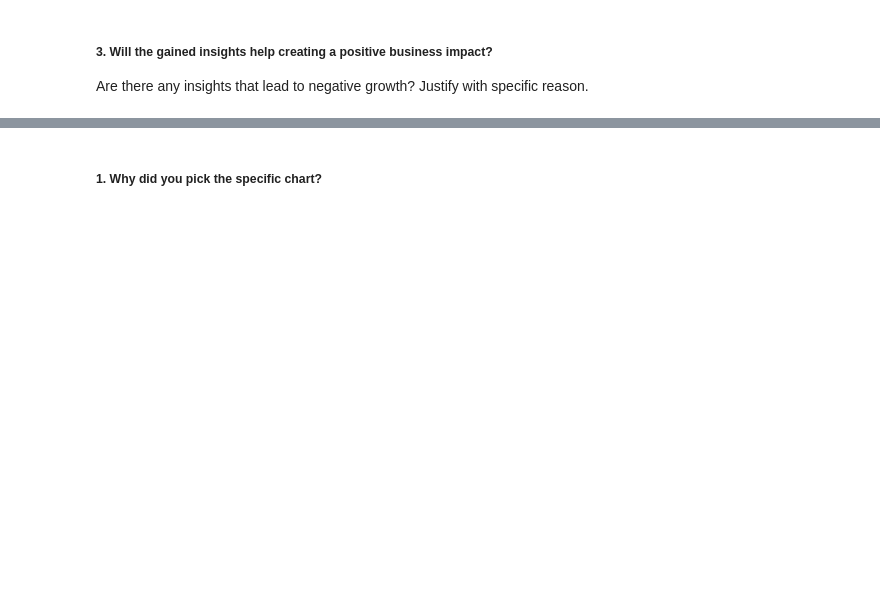
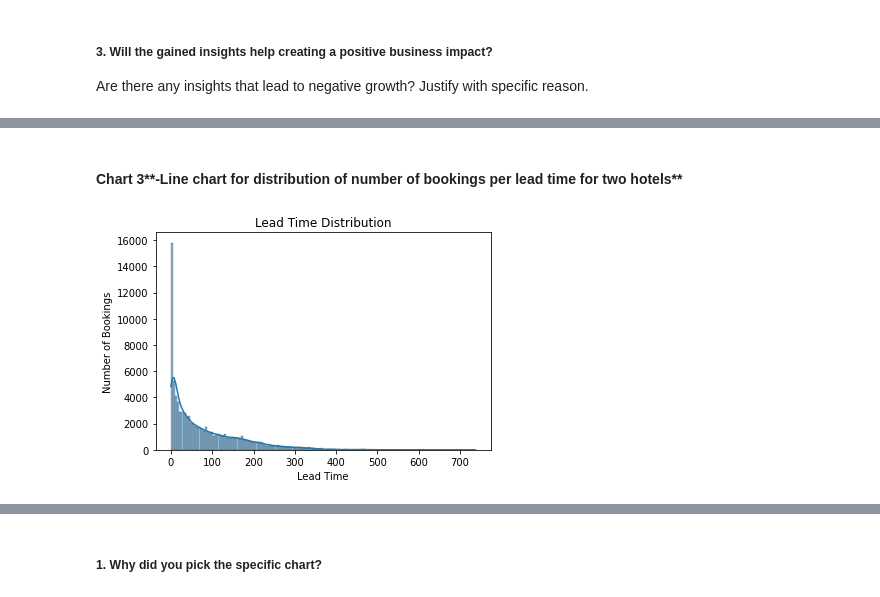
Before and after one commit to Sourabh3054/SAURABH1234, a Jupyter notebook: Copy_of_Sample_EDA_Submission_Template.ipynb, the cells around one changed output, grey strips where cells are left out. Saved outputs shown, nothing was run; the diff lists cells and outputs as text; code cells hidden in the pictures; blank space fills up the shorter version.

```diff
--- a/Copy_of_Sample_EDA_Submission_Template.ipynb
+++ b/Copy_of_Sample_EDA_Submission_Template.ipynb
@@ -788,0 +857,11 @@ Answer Here
+# %% [markdown]
+#### Chart  3**-Line chart for distribution of number of bookings per lead time for two hotels**
+# %%
+# Chart - 3 visualization code
+sns.histplot(data=df, x='lead_time', kde=True)
+plt.title('Lead Time Distribution')
+plt.xlabel('Lead Time')
+plt.ylabel('Number of Bookings')
+plt.show()
+# %% [output]
+[figure, added]
```
Also changed, not shown: parts of 39 cells of this notebook.
